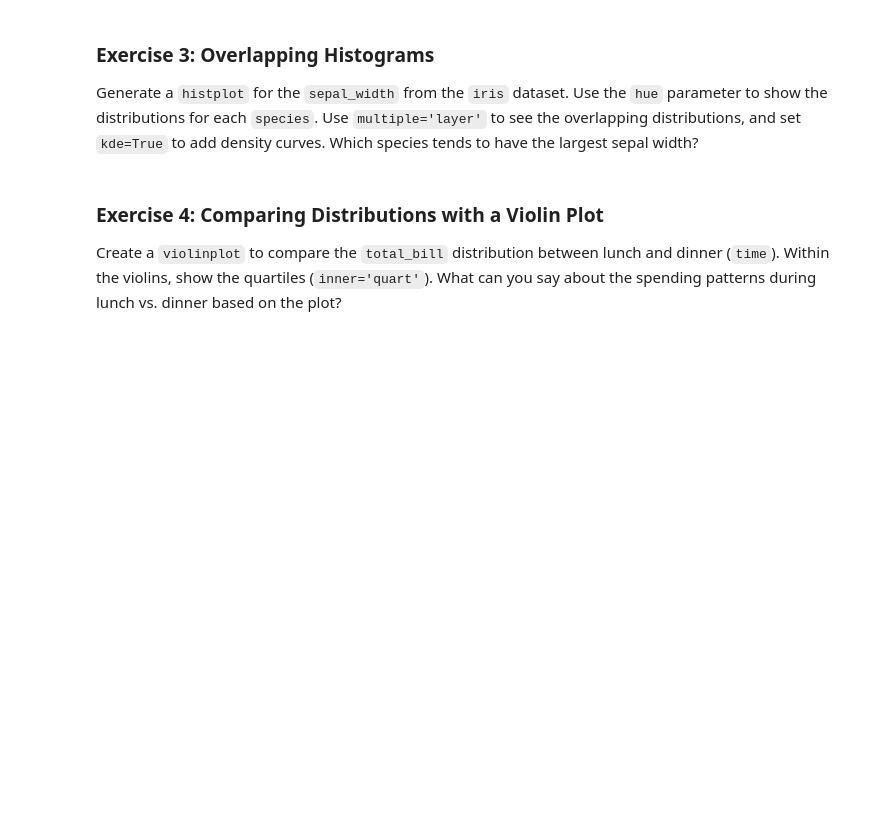
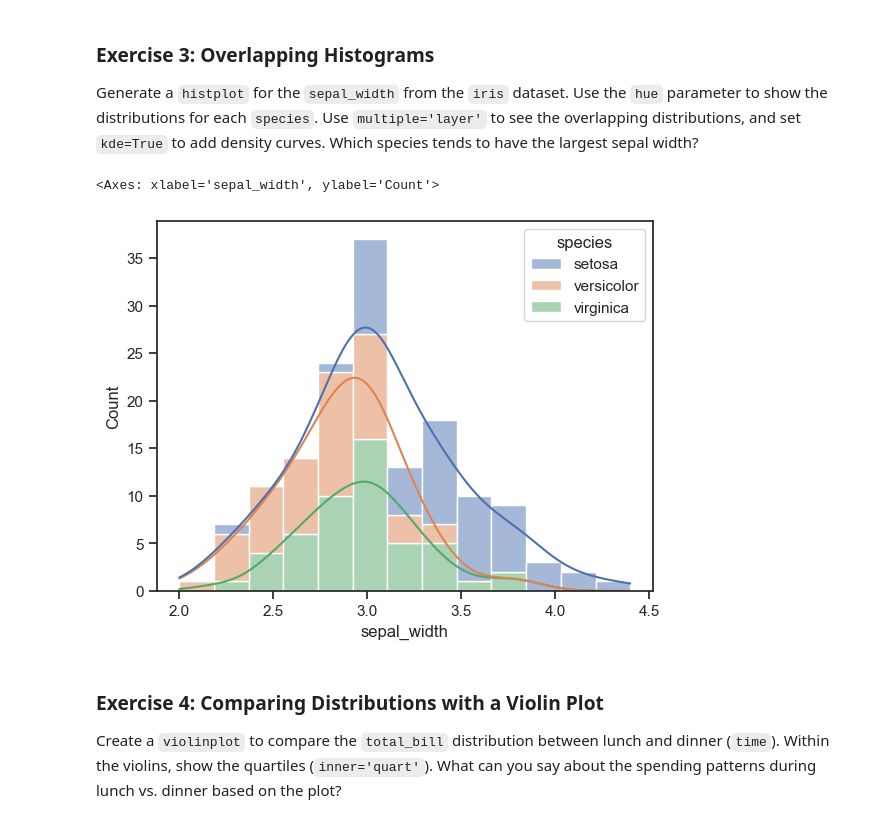
Before and after one commit to Shravanthi20/DataVisualisation, a Jupyter notebook: matplotlib_project/lab6/Seaborn.ipynb, the cells around one changed output. Saved outputs shown, nothing was run; the diff lists cells and outputs as text; code cells hidden in the pictures; blank space fills up the shorter version.

```diff
--- a/matplotlib_project/lab6/Seaborn.ipynb
+++ b/matplotlib_project/lab6/Seaborn.ipynb
@@ -301,6 +405,10 @@ Create a `catplot` of `kind='box'` to show the distribution of `tip` for each `d
 Generate a `histplot` for the `sepal_width` from the `iris` dataset. Use the `hue` parameter to show the distributions for each `species`. Use `multiple='layer'` to see the overlapping distributions, and set `kde=True` to add density curves. Which species tends to have the largest sepal width?
 # %%
 # Your code for Exercise 3 here
+sns.histplot(data=iris,x='sepal_width',hue='species',multiple='stack',kde=True)
+# %% [output]
+<Axes: xlabel='sepal_width', ylabel='Count'>
+[figure, added]
 # %% [markdown]
 ### Exercise 4: Comparing Distributions with a Violin Plot
 
```
Also changed, not shown: parts of 10 cells of this notebook, 31 other files.
